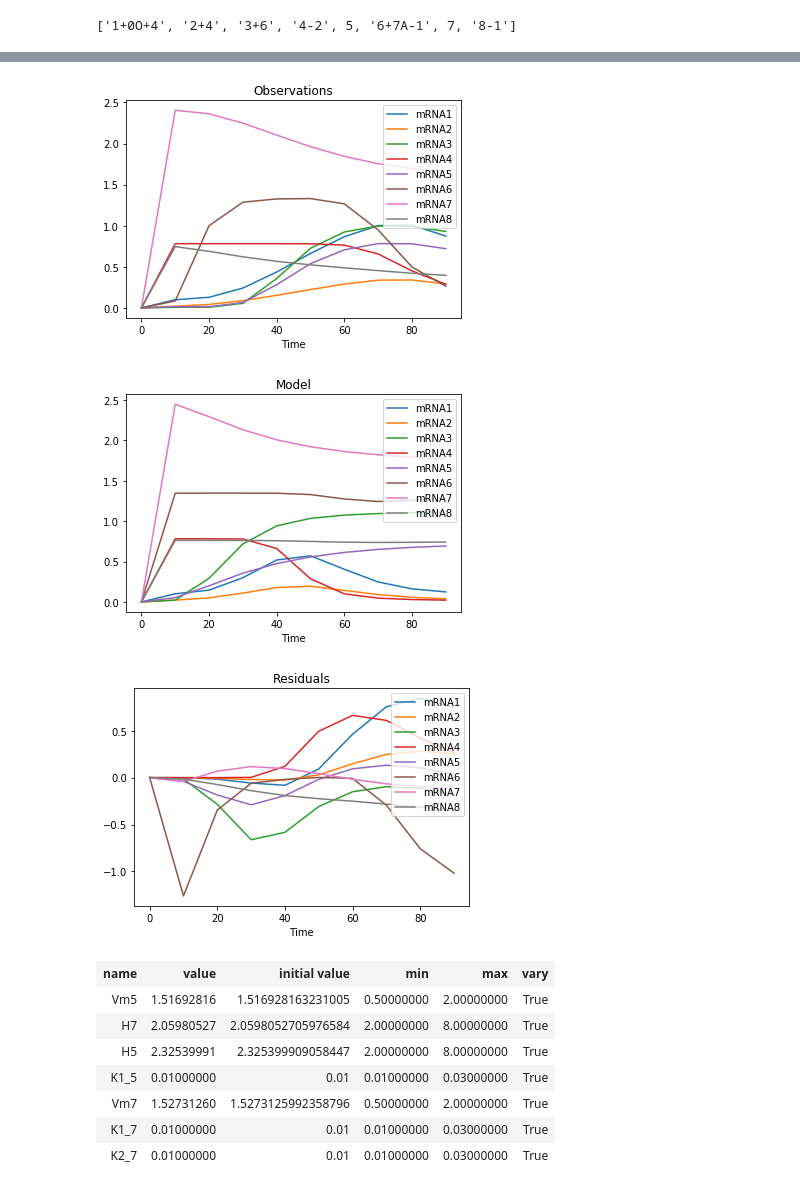
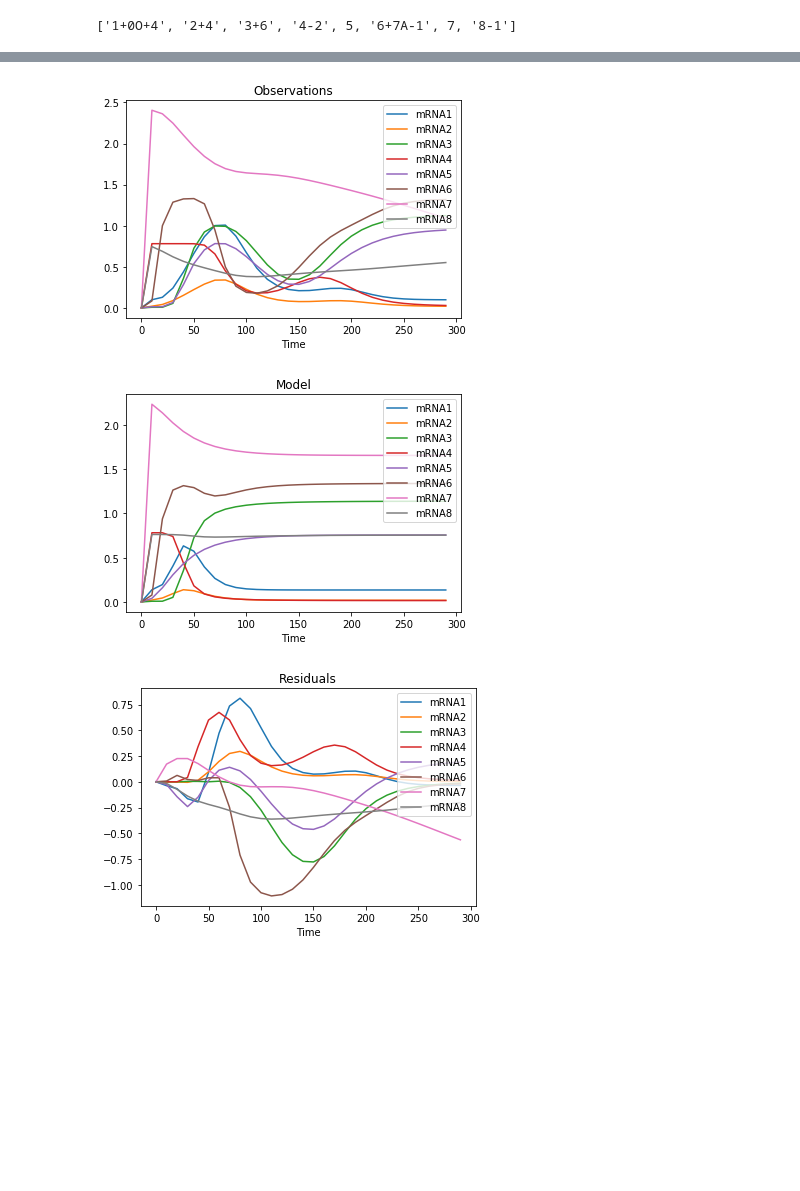
Before and after one commit to ModelEngineering/advancing-biomedical-models, a Jupyter notebook: lectures/lecture_17/lecture_17_Generating_Models.ipynb, the cells around one changed output, grey strips where cells are left out. Drawn from its saved outputs; the diff is of its cells as text; code cells hidden in the pictures; blank space fills up the shorter version.

```diff
--- a/lectures/lecture_17/lecture_17_Generating_Models.ipynb
+++ b/lectures/lecture_17/lecture_17_Generating_Models.ipynb
@@ -170,27 +171,42 @@ parameters = mg.runExperiment(df_rnaseq, network.model, ["Vm1"])
+# %%
+def evaluate(network, parameters, descriptors, sim_time=300):
+    """
+    Generates plots to evaluate the network using the parameters and descriptors.
+    Only estimates the parameters for the new descriptors.
+    :param GeneNetwork network:
+    :param lmfit.Parameters parameters: parameters to use in constructing initializations
+    :param list-str descriptors:
+    :param int sim_time: length of the simululation
+    :return GeneNetwork, lmfit.parameters:
+    """
+    new_network = network.copy()
+    new_network.addInitialization(parameters)
+    new_network.update(descriptors)
+    # Generate the network
+    new_network.generate()
+    if len(new_network.new_parameters) == 0:
+        news = "Vm1"
+    else:
+        news = new_network.new_parameters
+    new_parameters = mg.makeParameters(news)
+    # Just optimize the parameters that are initialized to 0, new_parameters
+    newer_parameters = mg.runExperiment(df_rnaseq, new_network.model, new_parameters,
+                                      sim_time=sim_time)
+    return new_network, newer_parameters
 # %%
 network = gn.GeneNetwork()  # By default, uses the correct initial network
-network.update(['4-3','5+7','7+1P-7'])
-#network.update(['3+1','4-3','5+7','7-7'])
+network.update(['4-3','5+7','7-7'])
 # Generate the network
 network.generate()
 # Just optimize the parameters that are initialized to 0, new_parameters
 parameters1 = mg.runExperiment(df_rnaseq, network.model, network.new_parameters,
-                                  sim_time=100)
+                                  sim_time=300)
-# %% [output]
-[figure, removed]
-[figure, removed]
-[figure, removed]
-# %%
-parameters1
-# %% [output]
-| name | value | initial value | min | max | vary |
-| Vm5 | 1.51692816 | 1.516928163231005 | 0.50000000 | 2.00000000 | True |
-| H7 | 2.05980527 | 2.0598052705976584 | 2.00000000 | 8.00000000 | True |
-| H5 | 2.32539991 | 2.325399909058447 | 2.00000000 | 8.00000000 | True |
-| K1_5 | 0.01000000 | 0.01 | 0.01000000 | 0.03000000 | True |
-| Vm7 | 1.52731260 | 1.5273125992358796 | 0.50000000 | 2.00000000 | True |
-| K1_7 | 0.01000000 | 0.01 | 0.01000000 | 0.03000000 | True |
-| K2_7 | 0.01000000 | 0.01 | 0.01000000 | 0.03000000 | True |
+# %%
+network2, parameters2 = evaluate(network, parameters1, ['4-6'], sim_time=300)
+# %% [output]
+[figure, added]
+[figure, added]
+[figure, added]
 # %%
 new_network = network.copy()
 new_network.addInitialization(parameters1)
```
Also changed, not shown: parts of 12 cells of this notebook.
